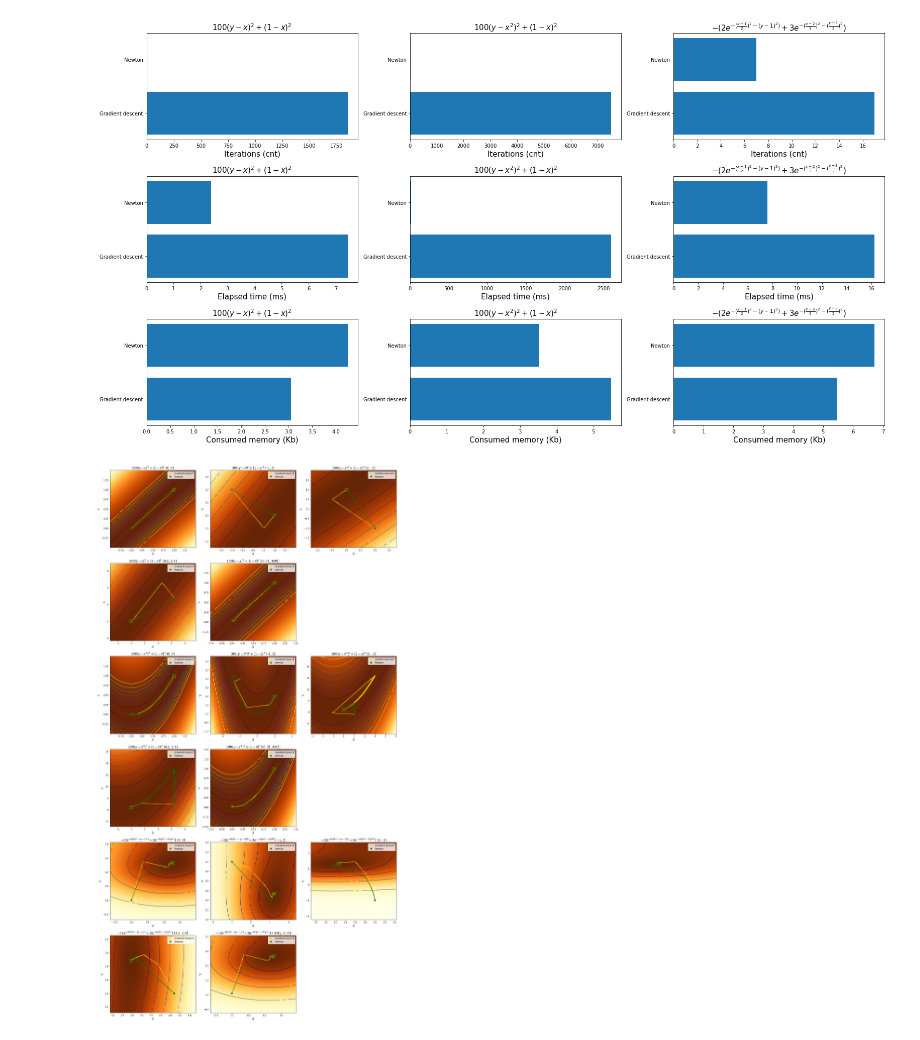
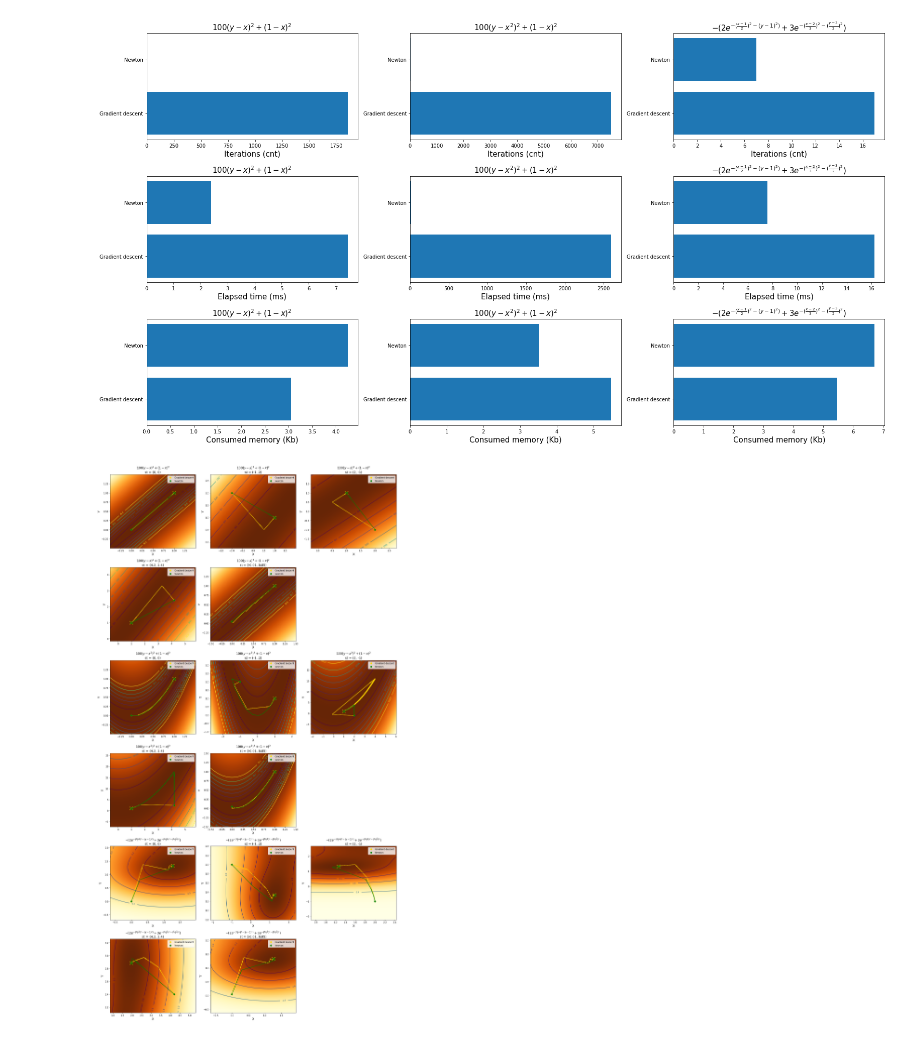
Before and after one commit to Mervap/OptimizationMethods, a Jupyter notebook: lab2/report.ipynb, the cells around one changed output. Saved outputs shown, nothing was run; the diff lists cells and outputs as text; code cells hidden in the pictures.

Commit message:
Update plot titles

```diff
--- a/lab2/report.ipynb
+++ b/lab2/report.ipynb
@@ -162,14 +162,14 @@ fig.tight_layout()
 # %%
 fig = plt.figure(figsize=(19, 35))
 for j in range(len(fs)):
     for i in range(len(initial_points)):
         ip = initial_points[i]
         plot_graph(j * 6 + i + 1, fig,
                    [opts[j][alg][i] for alg in algs],
                    [ip for i in range(len(algs))],
                    [mns[j][alg][i] for alg in algs],
-                   f'{fs[j][0]} ({ip[0]}, {ip[1]})', 100, 0, 0,
+                   f'{fs[j][0]}\nst = ({ip[0]}, {ip[1]})', 100, 0, 0,
                    plt_size=(6, 3), labels=alg_names)
 fig.tight_layout()
 # %% [output]
-[figure, old version]
+[figure, new version]
```
